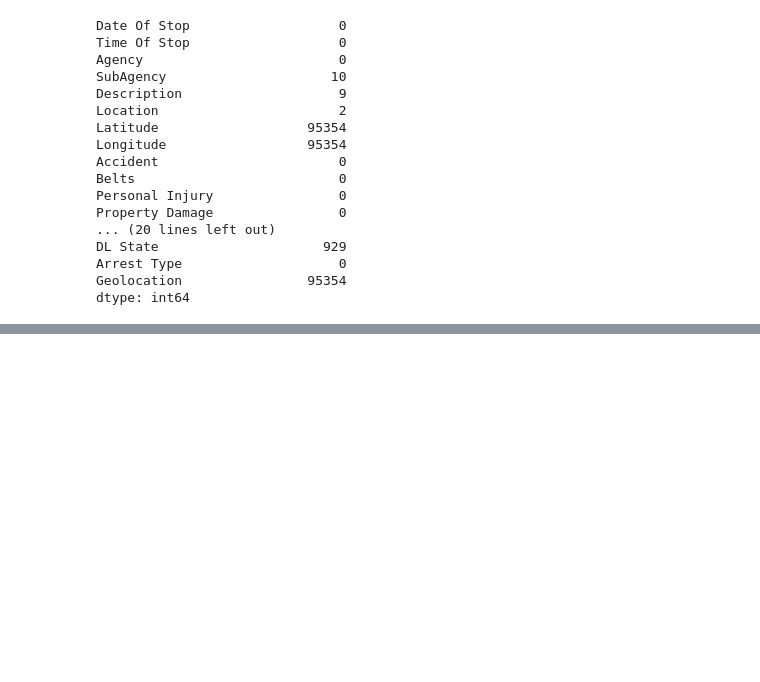
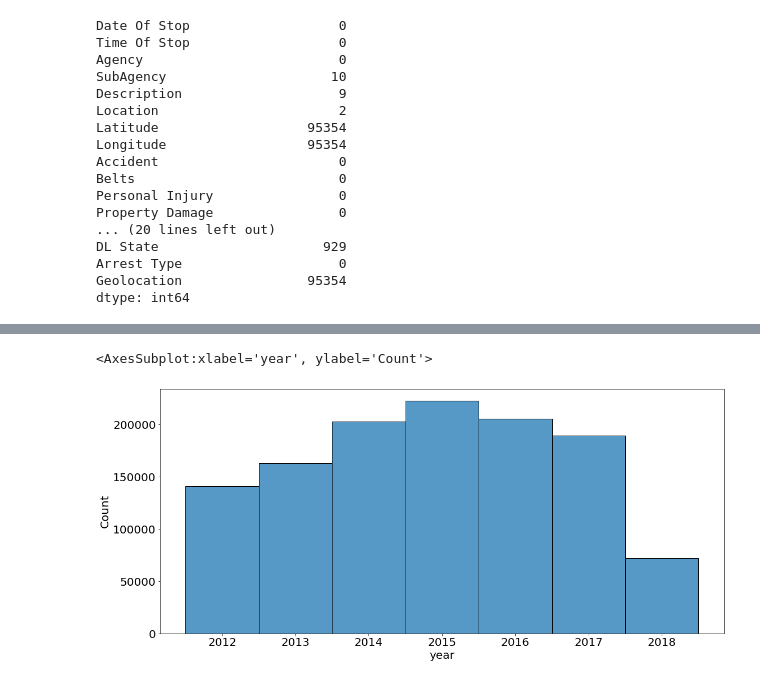
Before and after one commit to Chenchen070/Individual_project, a Jupyter notebook: workbook.ipynb, the cells around one changed output, grey strips where cells are left out. Saved outputs shown, nothing was run; the diff lists cells and outputs as text; code cells hidden in the pictures; blank space fills up the shorter version.

```diff
--- a/workbook.ipynb
+++ b/workbook.ipynb
@@ -358,0 +528,5 @@ dtype: int64
+# %%
+sns.histplot(explore.year)
+# %% [output]
+<AxesSubplot:xlabel='year', ylabel='Count'>
+[figure, added]
```
Also changed, not shown: parts of 18 cells of this notebook.
